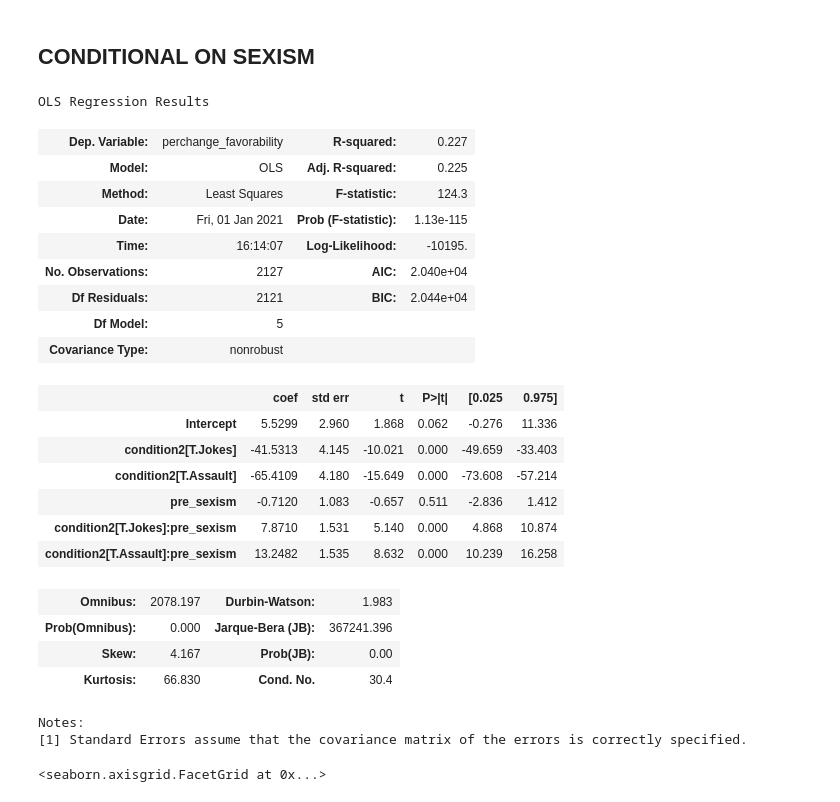
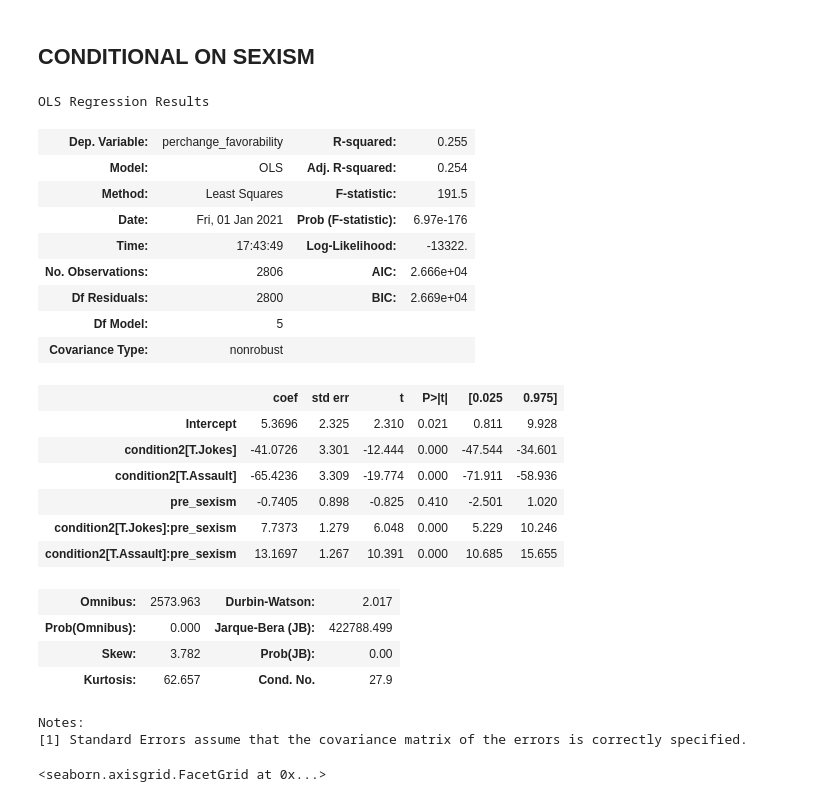
Before and after one commit to mattcingram/rep1_python, a Jupyter notebook: code/rep1_python.ipynb, the cells around one changed output. Cells and saved outputs as stored; diff of their text form; code cells hidden in the pictures.

```diff
--- a/code/rep1_python.ipynb
+++ b/code/rep1_python.ipynb
@@ -812,29 +793,30 @@ dev.off()
 # %%
+## CONDITIONAL ON SEXISM ####
 m5 = sm.ols(formula="perchange_favorability ~ condition2 + pre_sexism + condition2*pre_sexism",
-                data=samepartydat).fit()
+                data=df).fit()
 m5.summary()
 # %% [output]
 OLS Regression Results
-| Dep. Variable: | perchange_favorability | R-squared: | 0.227 |
-| Model: | OLS | Adj. R-squared: | 0.225 |
-| Method: | Least Squares | F-statistic: | 124.3 |
-| Date: | Fri, 01 Jan 2021 | Prob (F-statistic): | 1.13e-115 |
-| Time: | 16:14:07 | Log-Likelihood: | -10195. |
-| No. Observations: | 2127 | AIC: | 2.040e+04 |
-| Df Residuals: | 2121 | BIC: | 2.044e+04 |
+| Dep. Variable: | perchange_favorability | R-squared: | 0.255 |
+| Model: | OLS | Adj. R-squared: | 0.254 |
+| Method: | Least Squares | F-statistic: | 191.5 |
+| Date: | Fri, 01 Jan 2021 | Prob (F-statistic): | 6.97e-176 |
+| Time: | 17:43:49 | Log-Likelihood: | -13322. |
+| No. Observations: | 2806 | AIC: | 2.666e+04 |
+| Df Residuals: | 2800 | BIC: | 2.669e+04 |
 | Df Model: | 5 |  |  |
 | Covariance Type: | nonrobust |  |  |
 |  | coef | std err | t | P>|t| | [0.025 | 0.975] |
-| Intercept | 5.5299 | 2.960 | 1.868 | 0.062 | -0.276 | 11.336 |
-| condition2[T.Jokes] | -41.5313 | 4.145 | -10.021 | 0.000 | -49.659 | -33.403 |
-| condition2[T.Assault] | -65.4109 | 4.180 | -15.649 | 0.000 | -73.608 | -57.214 |
-| pre_sexism | -0.7120 | 1.083 | -0.657 | 0.511 | -2.836 | 1.412 |
-| condition2[T.Jokes]:pre_sexism | 7.8710 | 1.531 | 5.140 | 0.000 | 4.868 | 10.874 |
-| condition2[T.Assault]:pre_sexism | 13.2482 | 1.535 | 8.632 | 0.000 | 10.239 | 16.258 |
+| Intercept | 5.3696 | 2.325 | 2.310 | 0.021 | 0.811 | 9.928 |
+| condition2[T.Jokes] | -41.0726 | 3.301 | -12.444 | 0.000 | -47.544 | -34.601 |
+| condition2[T.Assault] | -65.4236 | 3.309 | -19.774 | 0.000 | -71.911 | -58.936 |
+| pre_sexism | -0.7405 | 0.898 | -0.825 | 0.410 | -2.501 | 1.020 |
+| condition2[T.Jokes]:pre_sexism | 7.7373 | 1.279 | 6.048 | 0.000 | 5.229 | 10.246 |
+| condition2[T.Assault]:pre_sexism | 13.1697 | 1.267 | 10.391 | 0.000 | 10.685 | 15.655 |
-| Omnibus: | 2078.197 | Durbin-Watson: | 1.983 |
-| Prob(Omnibus): | 0.000 | Jarque-Bera (JB): | 367241.396 |
-| Skew: | 4.167 | Prob(JB): | 0.00 |
-| Kurtosis: | 66.830 | Cond. No. | 30.4 |
+| Omnibus: | 2573.963 | Durbin-Watson: | 2.017 |
+| Prob(Omnibus): | 0.000 | Jarque-Bera (JB): | 422788.499 |
+| Skew: | 3.782 | Prob(JB): | 0.00 |
+| Kurtosis: | 62.657 | Cond. No. | 27.9 |
 Notes:
 [1] Standard Errors assume that the covariance matrix of the errors is correctly specified.
 # %%
```
Also changed, not shown: parts of 25 cells of this notebook.
